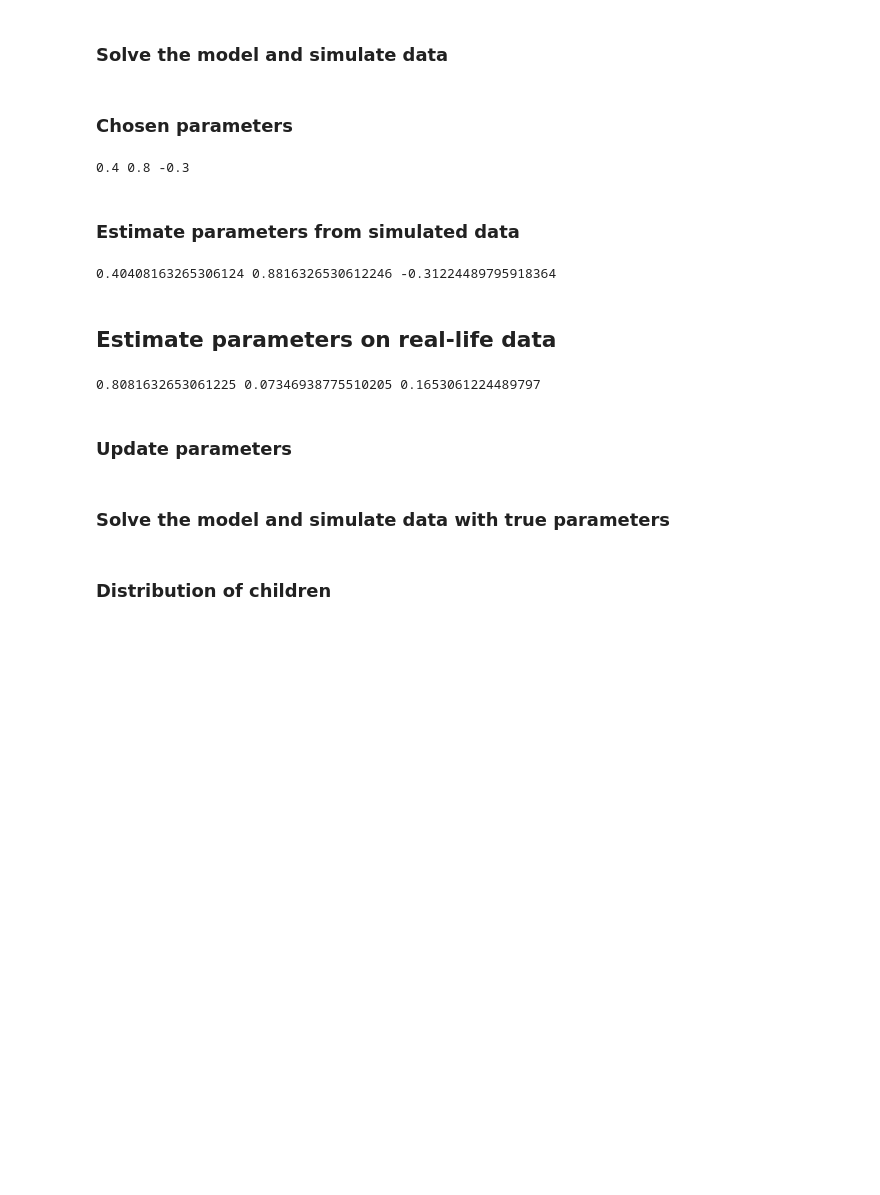
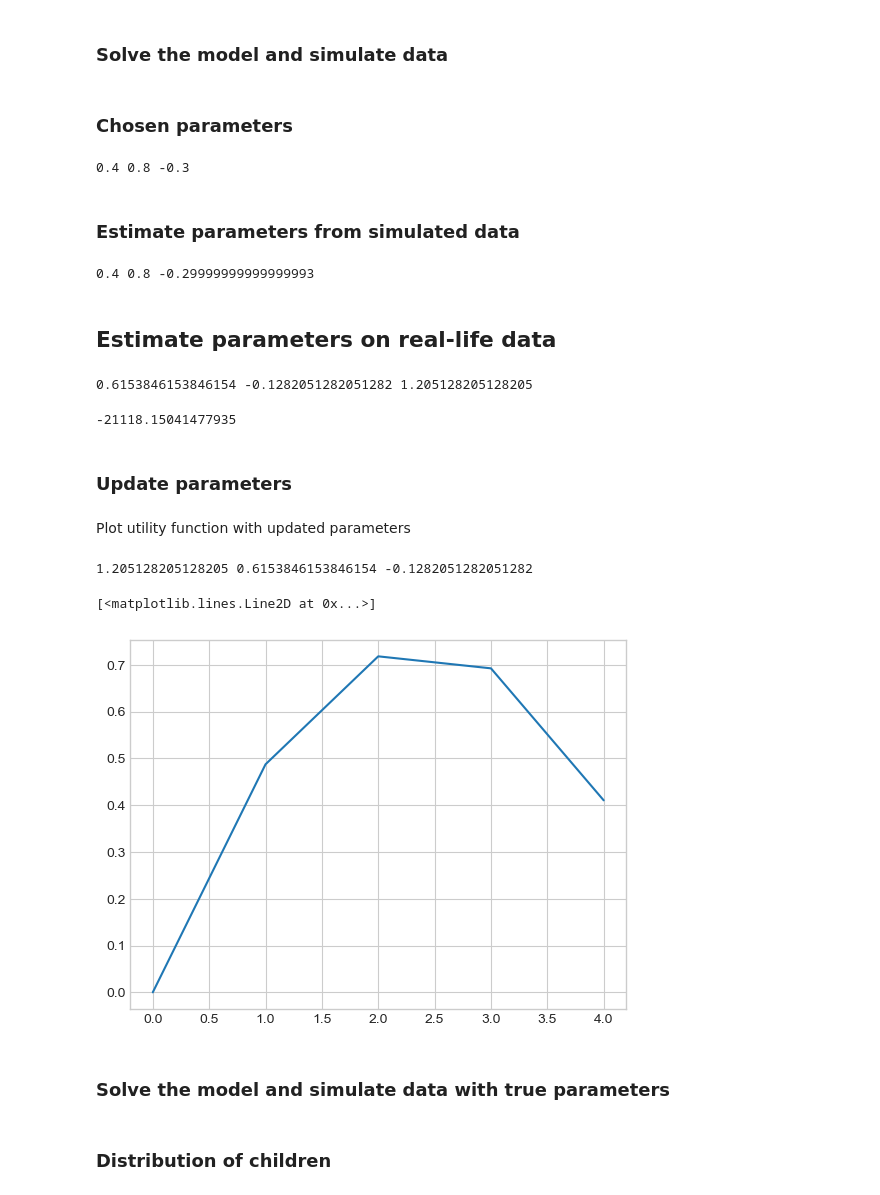
Before and after one commit to CarolineBergholdtH/Dynamic, a Jupyter notebook: Contracept.ipynb, the cells around one changed output. Cells and saved outputs as stored; diff of their text form; code cells hidden in the pictures; blank space fills up the shorter version.

```diff
--- a/Contracept.ipynb
+++ b/Contracept.ipynb
@@ -54,13 +81,13 @@ par_eta1 = copy.copy(model.eta1)
 par_eta2 = copy.copy(model.eta2)
 
 # b. Number of gridpoints (must be the same size)
-I = 50
+I = 10
 
 # c. Search grid
 log_lik = np.nan + np.zeros((I,I,I))
-mu = np.linspace(0,1.8,I)
-eta1 = np.linspace(0,1.8,I)
-eta2 = np.linspace(-0.9,0.9,I)
+mu = np.linspace(0,0.9,I)
+eta1 = np.linspace(0,0.9,I)
+eta2 = np.linspace(-0.9,0,I)
 
 # d. Loop over all parameter grids
 for i in range(I):
@@ -86,7 +113,7 @@ x, y, z = np.unravel_index(np.argmax(log_lik), log_lik.shape)
 # h. Print results
 print(mu[z], eta1[x], eta2[y])
 # %% [output]
-0.40408163265306124 0.8816326530612246 -0.31224489795918364
+0.4 0.8 -0.29999999999999993
 # %% [markdown]
 ## Estimate parameters on real-life data
 # %%
@@ -97,13 +124,13 @@ par_eta1 = copy.copy(model.eta1)
 par_eta2 = copy.copy(model.eta2)
 
 # b. Number of gridpoints
-I = 50
+I = 40
 
 # c. Search grid
 log_lik = np.nan + np.zeros((I,I,I))
-mu = np.linspace(0,1.8,I)
-eta1 = np.linspace(0,1.8,I)
-eta2 = np.linspace(-0.9,0.9,I)
+mu = np.linspace(1,2,I) # bounds of the grid is chosen carefully after many run throughs of different bounds
+eta1 = np.linspace(0,1, I)
+eta2 = np.linspace(-1,0,I)
 
 # d. Loop over all parameter grids
 for i in range(I):
@@ -128,15 +155,35 @@ model.mu = copy.copy(par_mu)
 x, y, z = np.unravel_index(np.argmax(log_lik), log_lik.shape)
 
 # h. Print results
-print(mu[z], eta1[x], eta2[y])
+print(eta1[x], eta2[y], mu[z])
 # %% [output]
-0.8081632653061225 0.07346938775510205 0.1653061224489797
+0.6153846153846154 -0.1282051282051282 1.205128205128205
+# %%
+#Print log-likelihood
+log_lik[x,y,z]
+# %% [output]
+-21118.15041477935
 # %% [markdown]
 ### Update parameters
 # %%
 model.mu = mu[z]
 model.eta1 = eta1[x]
 model.eta2 = eta2[y]
+# %% [markdown]
+Plot utility function with updated parameters
+# %%
+# a. Print new parameters
+print(model.mu, model.eta1, model.eta2)
+# b. Update grid
+model.create_grid()
+# c. Plot  utility
+x= range(5)
+fx = model.utility
+plt.plot(x, fx)
+# %% [output]
+1.205128205128205 0.6153846153846154 -0.1282051282051282
+[<matplotlib.lines.Line2D at 0x...>]
+[figure, added]
 # %% [markdown]
 ### Solve the model and simulate data with true parameters
 # %%
```
Also changed, not shown: parts of 9 cells of this notebook, 2 other files.
